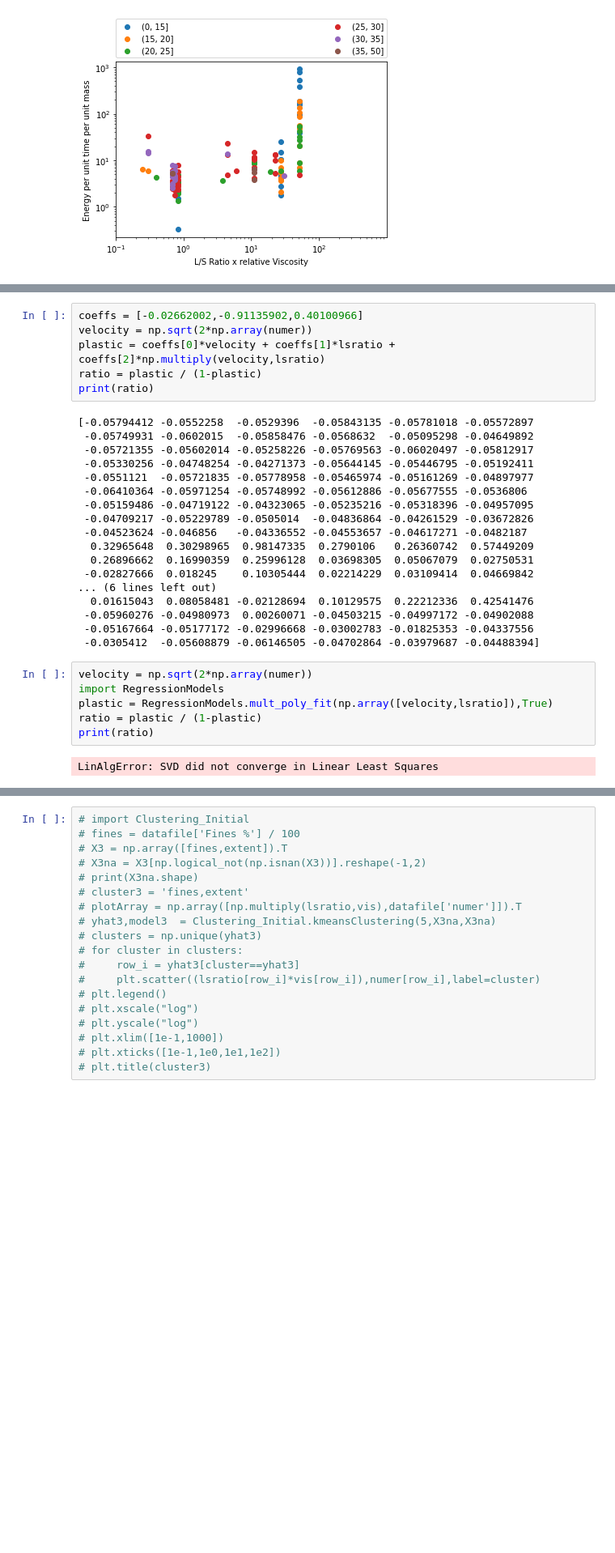
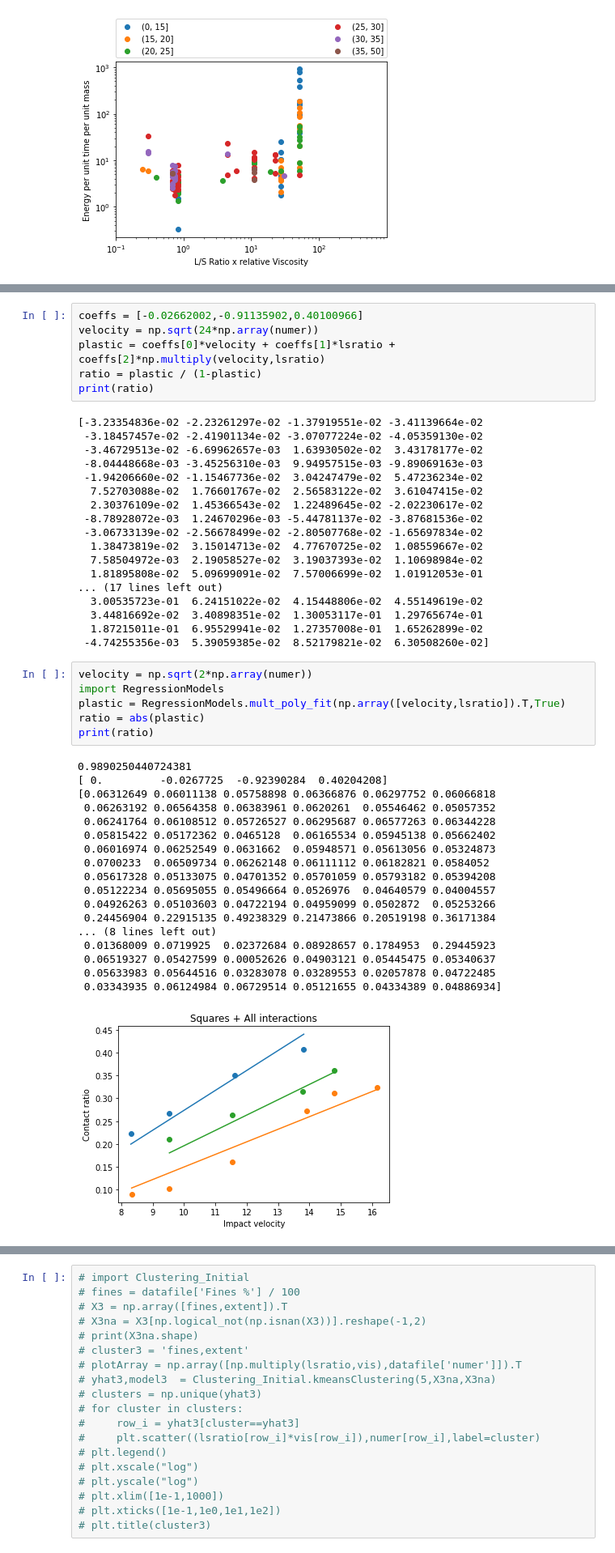
Before and after one commit to csampat/Physics-Constrained-Supervised-Autoencoders-, a Jupyter notebook: src/3dplot_fill.ipynb, the cells around one changed output, grey strips where cells are left out. Shown at 81% size. Drawn from its saved outputs; the diff is of its cells as text; blank space fills up the shorter version.

Commit message:
Completed plot for regime map This includes final map in multivariateFit notebook. Corrected contact ratio calculations

```diff
--- a/src/3dplot_fill.ipynb
+++ b/src/3dplot_fill.ipynb
@@ -342,35 +342,52 @@ print(np.sqrt(2*np.array(numer)))
   4.49615182  2.35522091  1.88983587  3.12761214  3.73367151  3.3083067 ]
 # %%
 coeffs = [-0.02662002,-0.91135902,0.40100966]
-velocity = np.sqrt(2*np.array(numer))
+velocity = np.sqrt(24*np.array(numer))
 plastic = coeffs[0]*velocity + coeffs[1]*lsratio + coeffs[2]*np.multiply(velocity,lsratio)
 ratio = plastic / (1-plastic)
 print(ratio)
 # %% [output]
-[-0.05794412 -0.0552258  -0.0529396  -0.05843135 -0.05781018 -0.05572897
- -0.05749931 -0.0602015  -0.05858476 -0.0568632  -0.05095298 -0.04649892
- -0.05721355 -0.05602014 -0.05258226 -0.05769563 -0.06020497 -0.05812917
- -0.05330256 -0.04748254 -0.04271373 -0.05644145 -0.05446795 -0.05192411
- -0.0551121  -0.05721835 -0.05778958 -0.05465974 -0.05161269 -0.04897977
- -0.06410364 -0.05971254 -0.05748992 -0.05612886 -0.05677555 -0.0536806
- -0.05159486 -0.04719122 -0.04323065 -0.05235216 -0.05318396 -0.04957095
- -0.04709217 -0.05229789 -0.0505014  -0.04836864 -0.04261529 -0.03672826
- -0.04523624 -0.046856   -0.04336552 -0.04553657 -0.04617271 -0.0482187
-  0.32965648  0.30298965  0.98147335  0.2790106   0.26360742  0.57449209
-  0.26896662  0.16990359  0.25996128  0.03698305  0.05067079  0.02750531
- -0.02827666  0.018245    0.10305444  0.02214229  0.03109414  0.04669842
-... (6 lines left out)
-  0.01615043  0.08058481 -0.02128694  0.10129575  0.22212336  0.42541476
- -0.05960276 -0.04980973  0.00260071 -0.04503215 -0.04997172 -0.04902088
- -0.05167664 -0.05177172 -0.02996668 -0.03002783 -0.01825353 -0.04337556
- -0.0305412  -0.05608879 -0.06146505 -0.04702864 -0.03979687 -0.04488394]
+[-3.23354836e-02 -2.23261297e-02 -1.37919551e-02 -3.41139664e-02
+ -3.18457457e-02 -2.41901134e-02 -3.07077224e-02 -4.05359130e-02
+ -3.46729513e-02 -6.69962657e-03  1.63930502e-02  3.43178177e-02
+ -8.04448668e-03 -3.45256310e-03  9.94957515e-03 -9.89069163e-03
+ -1.94206660e-02 -1.15467736e-02  3.04247479e-02  5.47236234e-02
+  7.52703088e-02  1.76601767e-02  2.56583122e-02  3.61047415e-02
+  2.30376109e-02  1.45366543e-02  1.22489645e-02 -2.02230617e-02
+ -8.78928072e-03  1.24670296e-03 -5.44781137e-02 -3.87681536e-02
+ -3.06733139e-02 -2.56678499e-02 -2.80507768e-02 -1.65697834e-02
+  1.38473819e-02  3.15014713e-02  4.77670725e-02  1.08559667e-02
+  7.58504972e-03  2.19058527e-02  3.19037393e-02  1.10698984e-02
+  1.81895808e-02  5.09699091e-02  7.57006699e-02  1.01912053e-01
+... (17 lines left out)
+  3.00535723e-01  6.24151022e-02  4.15448806e-02  4.55149619e-02
+  3.44816692e-02  3.40898351e-02  1.30053117e-01  1.29765674e-01
+  1.87215011e-01  6.95529941e-02  1.27357008e-01  1.65262899e-02
+ -4.74255356e-03  5.39059385e-02  8.52179821e-02  6.30508260e-02]
 # %%
 velocity = np.sqrt(2*np.array(numer))
 import RegressionModels
-plastic = RegressionModels.mult_poly_fit(np.array([velocity,lsratio]),True)
-ratio = plastic / (1-plastic)
+plastic = RegressionModels.mult_poly_fit(np.array([velocity,lsratio]).T,True)
+ratio = abs(plastic)
 print(ratio)
 # %% [output]
-LinAlgError: SVD did not converge in Linear Least Squares
+0.9890250440724381
+[ 0.         -0.0267725  -0.92390284  0.40204208]
+[0.06312649 0.06011138 0.05758898 0.06366876 0.06297752 0.06066818
+ 0.06263192 0.06564358 0.06383961 0.0620261  0.05546462 0.05057352
+ 0.06241764 0.06108512 0.05726527 0.06295687 0.06577263 0.06344228
+ 0.05815422 0.05172362 0.0465128  0.06165534 0.05945138 0.05662402
+ 0.06016974 0.06252549 0.0631662  0.05948571 0.05613056 0.05324873
+ 0.0700233  0.06509734 0.06262148 0.06111112 0.06182821 0.0584052
+ 0.05617328 0.05133075 0.04701352 0.05701059 0.05793182 0.05394208
+ 0.05122234 0.05695055 0.05496664 0.0526976  0.04640579 0.04004557
+ 0.04926263 0.05103603 0.04722194 0.04959099 0.0502872  0.05253266
+ 0.24456904 0.22915135 0.49238329 0.21473866 0.20519198 0.36171384
+... (8 lines left out)
+ 0.01368009 0.0719925  0.02372684 0.08928657 0.1784953  0.29445923
+ 0.06519327 0.05427599 0.00052626 0.04903121 0.05445475 0.05340637
+ 0.05633983 0.05644516 0.03283078 0.03289553 0.02057878 0.04722485
+ 0.03343935 0.06124984 0.06729514 0.05121655 0.04334389 0.04886934]
+[figure, added]
 # %%
 fig,ax = plt.subplots()
```
Also changed, not shown: parts of 3 cells of this notebook, 3 other files.
